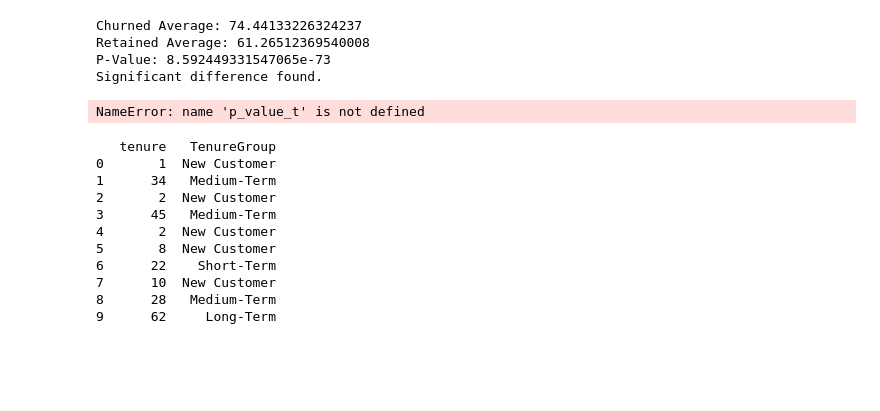
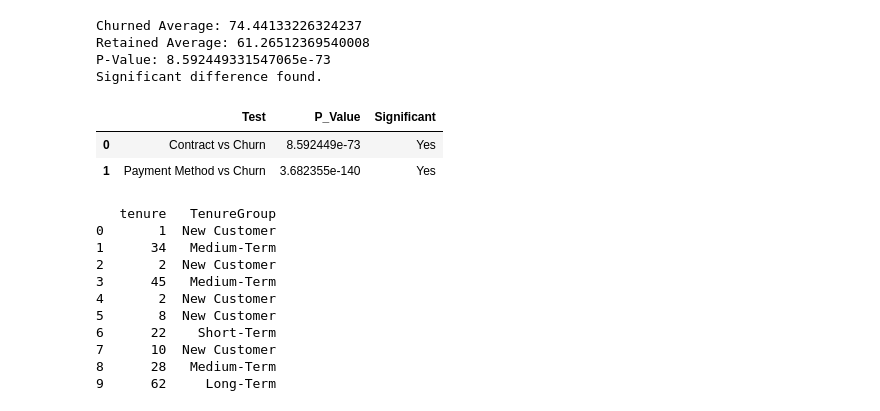
Before and after one commit to neetu-goyal/customer_churn_dataset_project, a Jupyter notebook: data_understanding.ipynb, the cells around one changed output. Saved outputs shown, nothing was run; the diff lists cells and outputs as text; code cells hidden in the pictures; blank space fills up the shorter version.

Commit message:
Add customer churn dataset project

```diff
--- a/data_understanding.ipynb
+++ b/data_understanding.ipynb
@@ -657,32 +657,33 @@ Retained Average: 61.26512369540008
 P-Value: 8.592449331547065e-73
 Significant difference found.
 # %%
+import pandas as pd
+import numpy as np
+
 results = pd.DataFrame({
 
     "Test": [
         "Contract vs Churn",
-        "Payment Method vs Churn",
-        "Monthly Charges vs Churn",
-        "Tenure vs Churn"
+        "Payment Method vs Churn"
     ],
 
     "P_Value": [
         p_value,
-        p_payment,
-        p_value_t,
-        p_value_u
+        p_payment
     ]
 })
 
 results["Significant"] = np.where(
     results["P_Value"] < 0.05,
     "Yes",
     "No"
 )
 
-print(results)
+display(results)
 # %% [output]
-NameError: name 'p_value_t' is not defined
+|  | Test | P_Value | Significant |
+| 0 | Contract vs Churn | 8.592449e-73 | Yes |
+| 1 | Payment Method vs Churn | 3.682355e-140 | Yes |
 # %%
 df["TenureGroup"] = pd.cut(
     df["tenure"],
```
Also changed, not shown: parts of 2 cells of this notebook.
